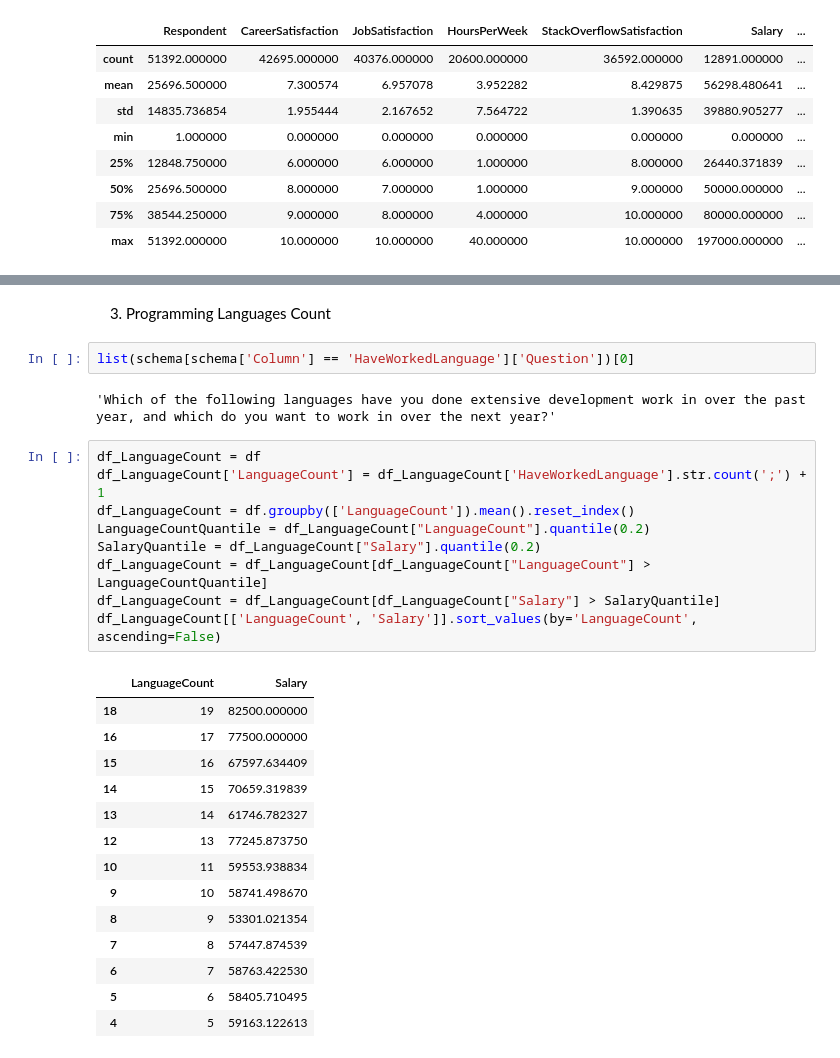
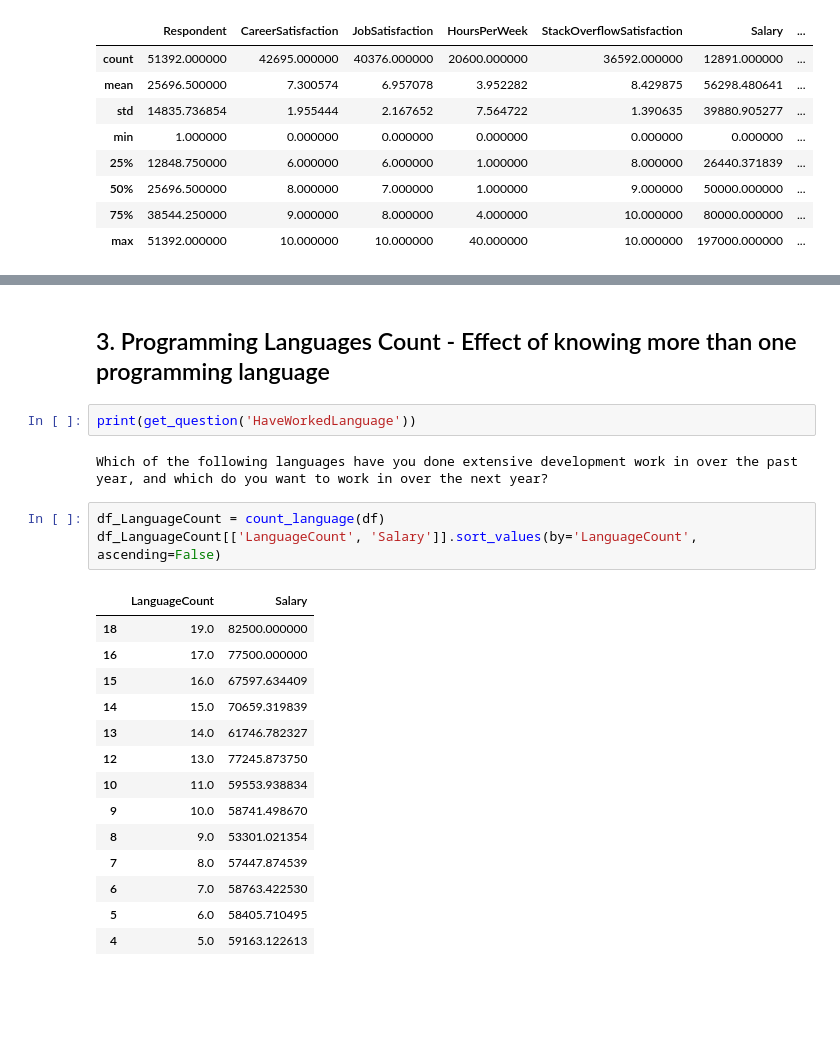
Before and after one commit to JambulingamD/StackOverflowData2017Survey, a Jupyter notebook: StackOverflowData2017Survey.ipynb, the cells around one changed output, grey strips where cells are left out. Saved outputs shown, nothing was run; the diff lists cells and outputs as text; blank space fills up the shorter version.

```diff
--- a/StackOverflowData2017Survey.ipynb
+++ b/StackOverflowData2017Survey.ipynb
@@ -89,33 +164,27 @@ Conclusion:
 Higher the experience, higher is the salary.
-# %% [markdown]
-3. Programming Languages Count
-# %%
-list(schema[schema['Column'] == 'HaveWorkedLanguage']['Question'])[0]
-# %% [output]
-'Which of the following languages have you done extensive development work in over the past year, and which do you want to work in over the next year?'
-# %%
-df_LanguageCount = df
-df_LanguageCount['LanguageCount'] = df_LanguageCount['HaveWorkedLanguage'].str.count(';') + 1
-df_LanguageCount = df.groupby(['LanguageCount']).mean().reset_index()
-LanguageCountQuantile = df_LanguageCount["LanguageCount"].quantile(0.2)
-SalaryQuantile = df_LanguageCount["Salary"].quantile(0.2)
-df_LanguageCount = df_LanguageCount[df_LanguageCount["LanguageCount"] > LanguageCountQuantile]
-df_LanguageCount = df_LanguageCount[df_LanguageCount["Salary"] > SalaryQuantile]
-df_LanguageCount[['LanguageCount', 'Salary']].sort_values(by='LanguageCount', ascending=False)
-# %% [output]
-|  | LanguageCount | Salary |
-| 18 | 19 | 82500.000000 |
-| 16 | 17 | 77500.000000 |
-| 15 | 16 | 67597.634409 |
-| 14 | 15 | 70659.319839 |
-| 13 | 14 | 61746.782327 |
-| 12 | 13 | 77245.873750 |
-| 10 | 11 | 59553.938834 |
-| 9 | 10 | 58741.498670 |
-| 8 | 9 | 53301.021354 |
-| 7 | 8 | 57447.874539 |
-| 6 | 7 | 58763.422530 |
-| 5 | 6 | 58405.710495 |
-| 4 | 5 | 59163.122613 |
+# %% [markdown]
+<h2>3. Programming Languages Count - Effect of knowing more than one programming language</h2>
+# %%
+print(get_question('HaveWorkedLanguage'))
+# %% [output]
+Which of the following languages have you done extensive development work in over the past year, and which do you want to work in over the next year?
+# %%
+df_LanguageCount = count_language(df)
+df_LanguageCount[['LanguageCount', 'Salary']].sort_values(by='LanguageCount', ascending=False)
+# %% [output]
+|  | LanguageCount | Salary |
+| 18 | 19.0 | 82500.000000 |
+| 16 | 17.0 | 77500.000000 |
+| 15 | 16.0 | 67597.634409 |
+| 14 | 15.0 | 70659.319839 |
+| 13 | 14.0 | 61746.782327 |
+| 12 | 13.0 | 77245.873750 |
+| 10 | 11.0 | 59553.938834 |
+| 9 | 10.0 | 58741.498670 |
+| 8 | 9.0 | 53301.021354 |
+| 7 | 8.0 | 57447.874539 |
+| 6 | 7.0 | 58763.422530 |
+| 5 | 6.0 | 58405.710495 |
+| 4 | 5.0 | 59163.122613 |
 # %%
 df_LanguageCount = df_LanguageCount[['LanguageCount', 'Salary']].sort_values(by='LanguageCount', ascending=True)
```
Also changed, not shown: parts of 21 cells of this notebook.
